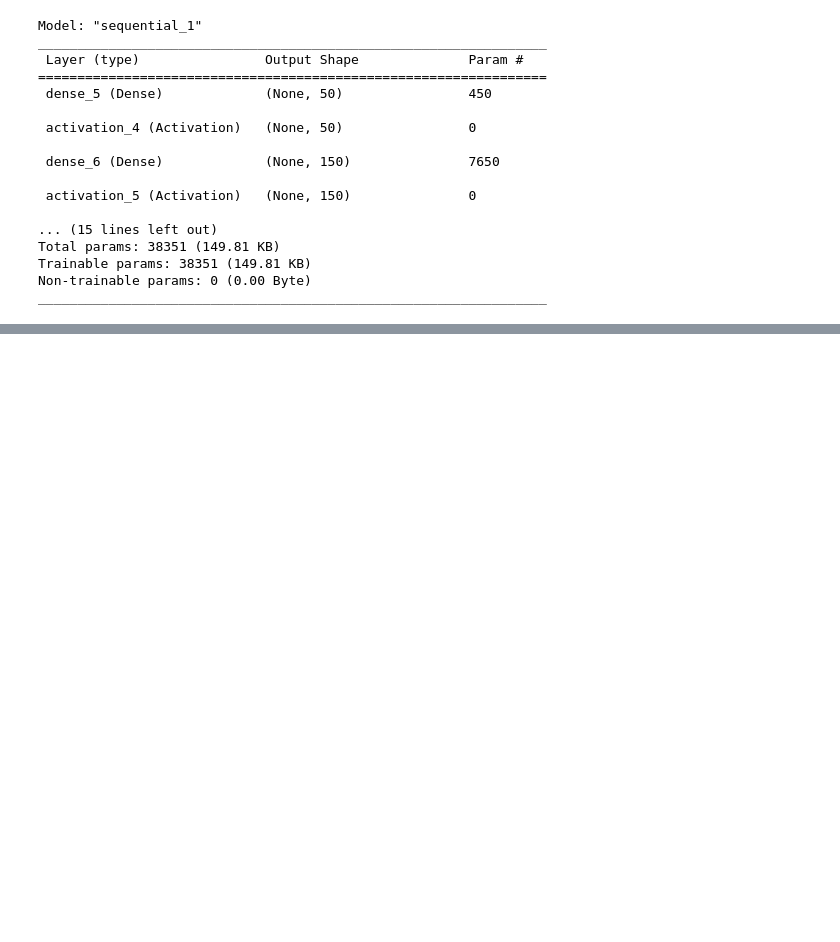
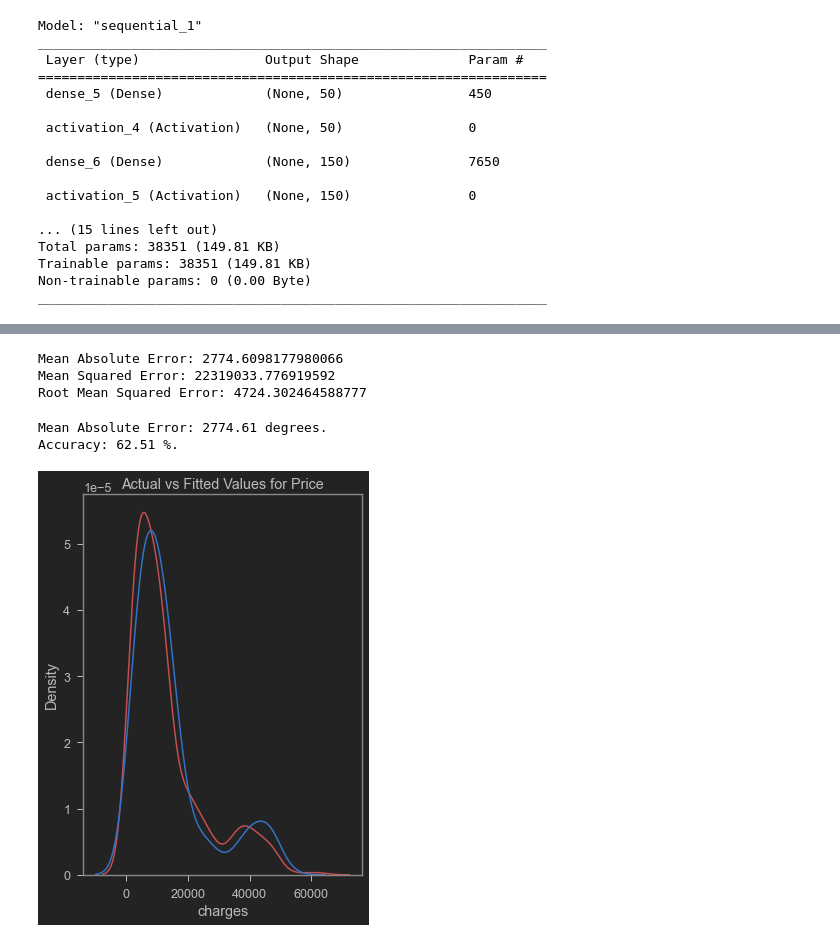
Before and after one commit to SowdaminiKosuru/FinalCapstoneProject, a Jupyter notebook: Medical Insurance Premium Prediction with Machine Learning.ipynb, the cells around one changed output, grey strips where cells are left out. Drawn from its saved outputs; the diff is of its cells as text; code cells hidden in the pictures; blank space fills up the shorter version.

```diff
--- a/Medical Insurance Premium Prediction with Machine Learning.ipynb
+++ b/Medical Insurance Premium Prediction with Machine Learning.ipynb
@@ -683,0 +686,6 @@ _________________________________________________________________
+# %%
+X = insurance_df.drop(columns =['charges'])
+y = insurance_df['charges']
+
+from sklearn.model_selection import train_test_split
+X_train, X_test, y_train, y_test = train_test_split(X, y, test_size=0.3, random_state=0)
@@ -683,0 +705,4 @@ _________________________________________________________________
+# %%
+from sklearn.ensemble import RandomForestRegressor
+regressor = RandomForestRegressor(n_estimators = 1000, random_state = 42)
+regressor.fit(X_train, y_train)
@@ -683,0 +711,2 @@ _________________________________________________________________
+# %%
+y_pred = regressor.predict(X_test)
@@ -683,0 +730,39 @@ _________________________________________________________________
+# %%
+from sklearn import metrics
+print('Mean Absolute Error:', metrics.mean_absolute_error(y_test, y_pred))
+print('Mean Squared Error:', metrics.mean_squared_error(y_test, y_pred))
+print('Root Mean Squared Error:', np.sqrt(metrics.mean_squared_error(y_test, y_pred)))
+# %% [output]
+Mean Absolute Error: 2774.6098177980066
+Mean Squared Error: 22319033.776919592
+Root Mean Squared Error: 4724.302464588777
+# %%
+# Calculate the absolute errors
+errors = abs(y_pred - y_test)
+# Print out the mean absolute error (mae)
+print('Mean Absolute Error:', round(np.mean(errors), 2), 'degrees.')
+
+# Calculate mean absolute percentage error (MAPE)
+mape = 100 * (errors / y_test)
+# Calculate and display accuracy
+accuracy = 100 - np.mean(mape)
+print('Accuracy:', round(accuracy, 2), '%.')
+# %% [output]
+Mean Absolute Error: 2774.61 degrees.
+Accuracy: 62.51 %.
+# %%
+import seaborn as sns
+plt.figure(figsize=(5, 7))
+
+
+ax = sns.distplot(y, hist=False, color="r", label="Actual Value")
+sns.distplot(y_pred, hist=False, color="b", label="Fitted Values" , ax=ax)
+
+
+plt.title('Actual vs Fitted Values for Price')
+
+
+plt.show()
+plt.close()
+# %% [output]
+[figure, added]
```
Also changed, not shown: parts of 11 cells of this notebook.
